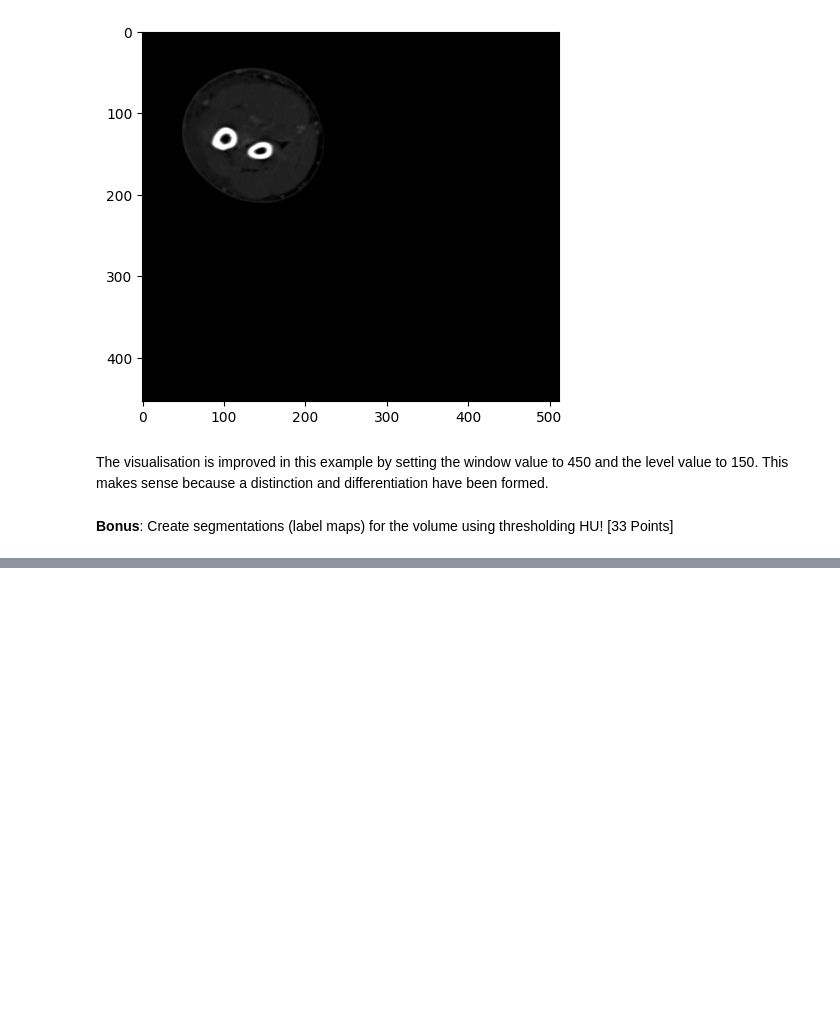
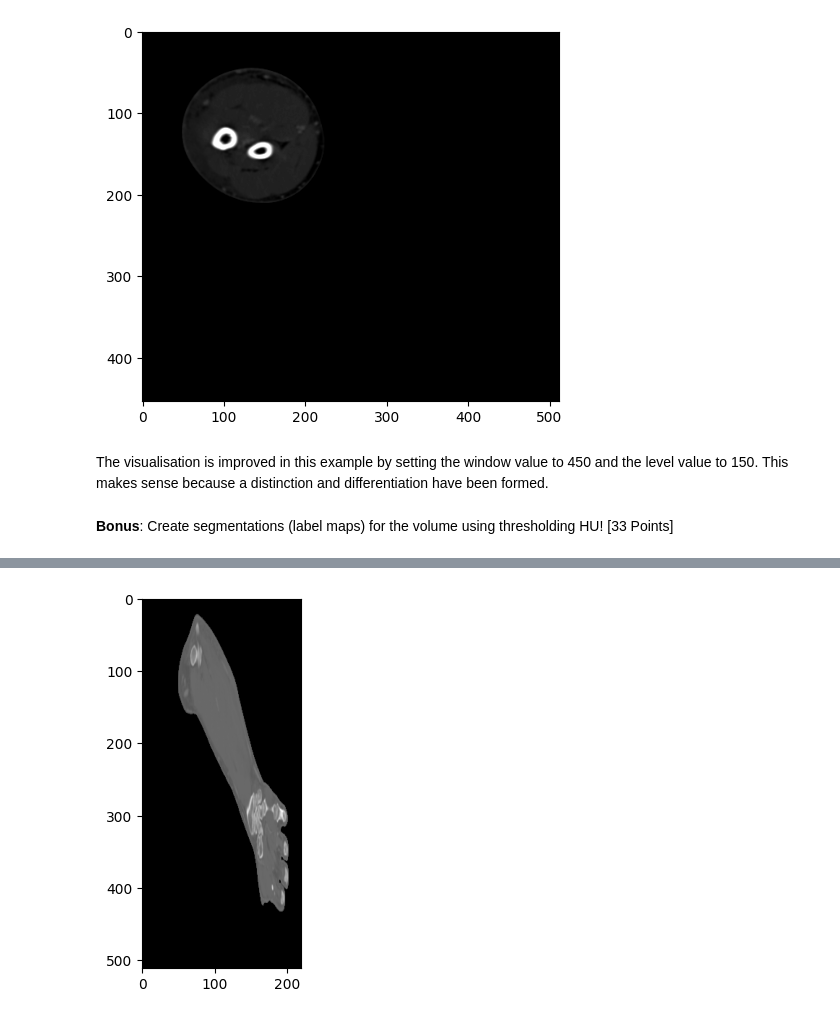
Before and after one commit to bostongfx/cs666student_2023, a Jupyter notebook: CS666_Assignment_5.ipynb, the cells around one changed output, grey strips where cells are left out. Saved outputs shown, nothing was run; the diff lists cells and outputs as text; code cells hidden in the pictures; blank space fills up the shorter version.

```diff
--- a/CS666_Assignment_5.ipynb
+++ b/CS666_Assignment_5.ipynb
@@ -274,2 +298,9 @@ The visualisation is improved in this example by setting the window value to 450
 # %%
 # TODO: YOUR CODE TO SEGMENT SOFT TISSUE
+soft_tissue_mask = volume3d.copy().astype(np.int16)
+soft_tissue_mask[soft_tissue_mask < 40] = 0
+
+plt.imshow(soft_tissue_mask[100, :, :], cmap='gray')
+plt.show()
+# %% [output]
+[figure, added]
```
Also changed, not shown: parts of 8 cells of this notebook.
